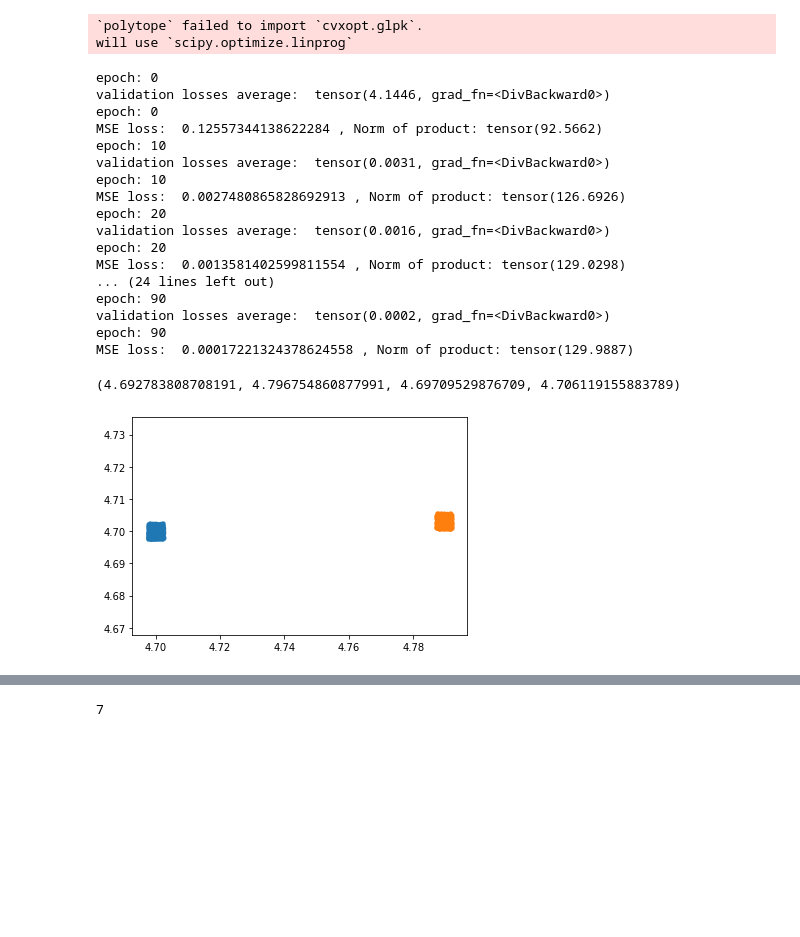
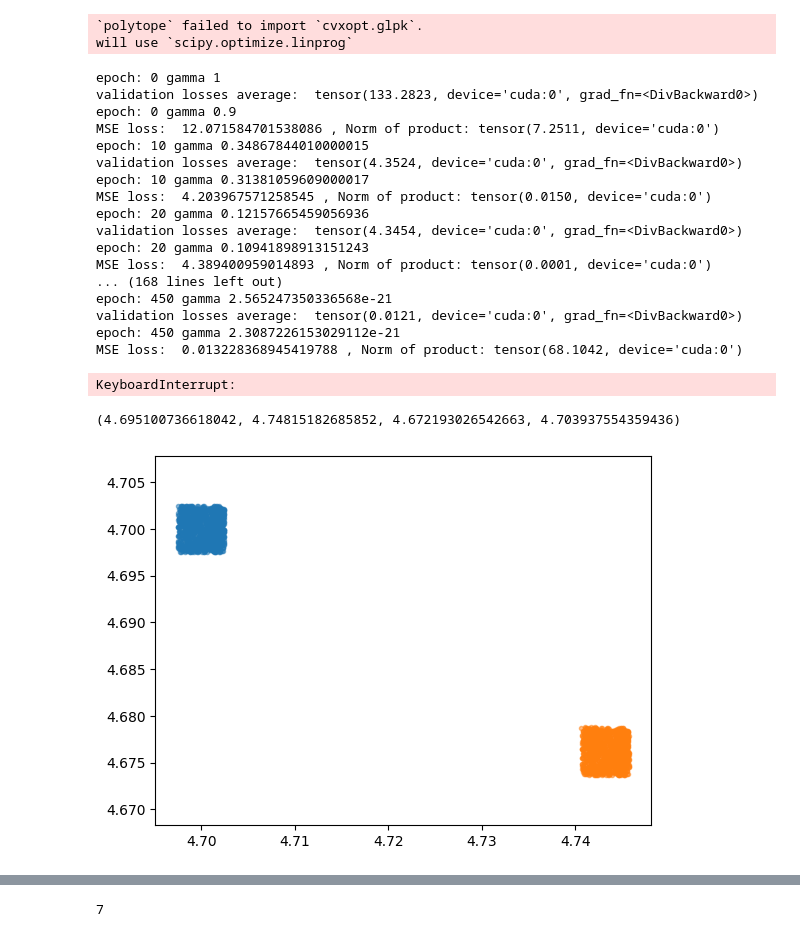
Before and after one commit to o4lc/ReachLipBnB, a Jupyter notebook: Networks/6DQuadrotos dataset/temp.ipynb, the cells around one changed output, grey strips where cells are left out. Cells and saved outputs as stored; diff of their text form; code cells hidden in the pictures; blank space fills up the shorter version.

```diff
--- a/Networks/6DQuadrotos dataset/temp.ipynb
+++ b/Networks/6DQuadrotos dataset/temp.ipynb
@@ -118,27 +118,27 @@ trainset, testSet = torch.utils.data.random_split(torch.utils.data.TensorDataset
 net = nn.Sequential(
     nn.Linear(6, 64),
     nn.ReLU(),
-    nn.Linear(64, 48),
+    nn.Linear(64, 64),
     nn.ReLU(),
-    nn.Linear(48, 32),
+    nn.Linear(64, 64),
     nn.ReLU(),
-    nn.Linear(32, lastDim))
+    nn.Linear(64, lastDim))
+numberOfLayers = (len(net) + 1) // 2
 net.to(device)
 train_batch_size = 128
 trainloader = torch.utils.data.DataLoader(trainset, batch_size=train_batch_size, shuffle=True,
                                           num_workers=2)
 testLoader = torch.utils.data.DataLoader(testSet, batch_size=train_batch_size, num_workers=2)
-epoch = 100
+epoch = 1000
 net.train()
 trainLosses = []
 validationLosses = []
-
+gamma = 1
 def my_loss(output, target):
-    gamma = 0.
-    loss = torch.mean((output - target)**2) \
-           + gamma * torch.linalg.norm(net[-1].weight) \
-                                                * torch.linalg.norm(net[-3].weight) \
-                                                * torch.linalg.norm(net[-5].weight)
+    prod = torch.linalg.norm(net[0].weight)
+    for i in range(1, numberOfLayers):
+        prod *= torch.linalg.norm(net[2 * i].weight)
+    loss = torch.mean((output - target)**2) + gamma * prod
     return loss
 bestStateDic = None
 bestLoss = 100000
@@ -146,7 +146,7 @@ criterion = my_loss
 optimizer = optim.Adam(net.parameters(), lr=1e-3)
 scheduler = optim.lr_scheduler.ExponentialLR(optimizer, gamma=0.98)
 
-lambdaVal = torch.Tensor([1.2]).to(device)
+lambdaVal = torch.Tensor([2]).to(device)
 loaders = {"train": trainloader, "eval": testLoader}
 for t in range(epoch):
     for phase in {"train", 'eval'}:
@@ -156,6 +156,7 @@ for t in range(epoch):
             net.eval()
         tempValidationLosses = []
         for i, (X, Y) in enumerate(loaders[phase]):
+
             X = X.to(device)
             Y = Y.to(device)
             out = net(X)
@@ -177,44 +178,51 @@ for t in range(epoch):
                     torch.save(bestStateDic, "tempBestStateDict.pth")
         if phase == "train":
             scheduler.step()
+            gamma *= 0.9
             trainLosses.append(loss.item())
         else:
             validationLosses.append(sum(tempValidationLosses[:-1]) / (len(tempValidationLosses) - 1))
         if np.mod(t, 10) == 0:
-            print("epoch:", t)
+            print("epoch:", t, "gamma", gamma)
             if phase == "train":
                 with torch.no_grad():
-                    print('MSE loss: ', loss.item(), ", Norm of product:", torch.linalg.norm(net[0].weight) * torch.linalg.norm(net[2].weight) * torch.linalg.norm(net[4].weight))
+                    prod = torch.linalg.norm(net[0].weight)
+                    for i in range(1, numberOfLayers):
+                        prod *= torch.linalg.norm(net[2 * i].weight)
+                    print('MSE loss: ', loss.item(), ", Norm of product:", prod)
             else:
                 print("validation losses average: ", validationLosses[-1])
 # %% [output]
-epoch: 0
-validation losses average:  tensor(4.1446, grad_fn=<DivBackward0>)
-epoch: 0
-MSE loss:  0.12557344138622284 , Norm of product: tensor(92.5662)
-epoch: 10
-validation losses average:  tensor(0.0031, grad_fn=<DivBackward0>)
-epoch: 10
-MSE loss:  0.0027480865828692913 , Norm of product: tensor(126.6926)
-epoch: 20
-validation losses average:  tensor(0.0016, grad_fn=<DivBackward0>)
-epoch: 20
-MSE loss:  0.0013581402599811554 , Norm of product: tensor(129.0298)
-... (24 lines left out)
-epoch: 90
-validation losses average:  tensor(0.0002, grad_fn=<DivBackward0>)
-epoch: 90
-MSE loss:  0.00017221324378624558 , Norm of product: tensor(129.9887)
+epoch: 0 gamma 1
+validation losses average:  tensor(133.2823, device='cuda:0', grad_fn=<DivBackward0>)
+epoch: 0 gamma 0.9
+MSE loss:  12.071584701538086 , Norm of product: tensor(7.2511, device='cuda:0')
+epoch: 10 gamma 0.34867844010000015
+validation losses average:  tensor(4.3524, device='cuda:0', grad_fn=<DivBackward0>)
+epoch: 10 gamma 0.31381059609000017
+MSE loss:  4.203967571258545 , Norm of product: tensor(0.0150, device='cuda:0')
+epoch: 20 gamma 0.12157665459056936
+validation losses average:  tensor(4.3454, device='cuda:0', grad_fn=<DivBackward0>)
+epoch: 20 gamma 0.10941898913151243
+MSE loss:  4.389400959014893 , Norm of product: tensor(0.0001, device='cuda:0')
+... (168 lines left out)
+epoch: 450 gamma 2.565247350336568e-21
+validation losses average:  tensor(0.0121, device='cuda:0', grad_fn=<DivBackward0>)
+epoch: 450 gamma 2.3087226153029112e-21
+MSE loss:  0.013228368945419788 , Norm of product: tensor(68.1042, device='cuda:0')
+KeyboardInterrupt:
 # %%
 dim = 6
+device = torch.device("cpu")
+net.to(device)
 lowerCoordinate = torch.Tensor([4.6975, 4.6975, 2.9975, 0.9499, -0.0001, -0.0001]).to(device)
 upperCoordinate = torch.Tensor([4.7025, 4.7025 ,3.0025, 0.9501,  0.0001,  0.0001 ]).to(device)
 inputData = (upperCoordinate - lowerCoordinate) * torch.rand(1000, dim, device=device) \
                                                         + lowerCoordinate
 plt.scatter(inputData[:, 0], inputData[:, 1], marker='.', label='Initial', alpha=0.5)
 outputData = net(inputData).detach().cpu().numpy()
 plt.scatter(outputData[:, 0], outputData[:, 1], marker='.', label='Initial', alpha=0.5)
 plt.axis("equal")
 # %% [output]
-(4.692783808708191, 4.796754860877991, 4.69709529876709, 4.706119155883789)
+(4.695100736618042, 4.74815182685852, 4.672193026542663, 4.703937554359436)
-[figure, old version]
+[figure, new version]
```
Also changed, not shown: parts of 4 cells of this notebook.
